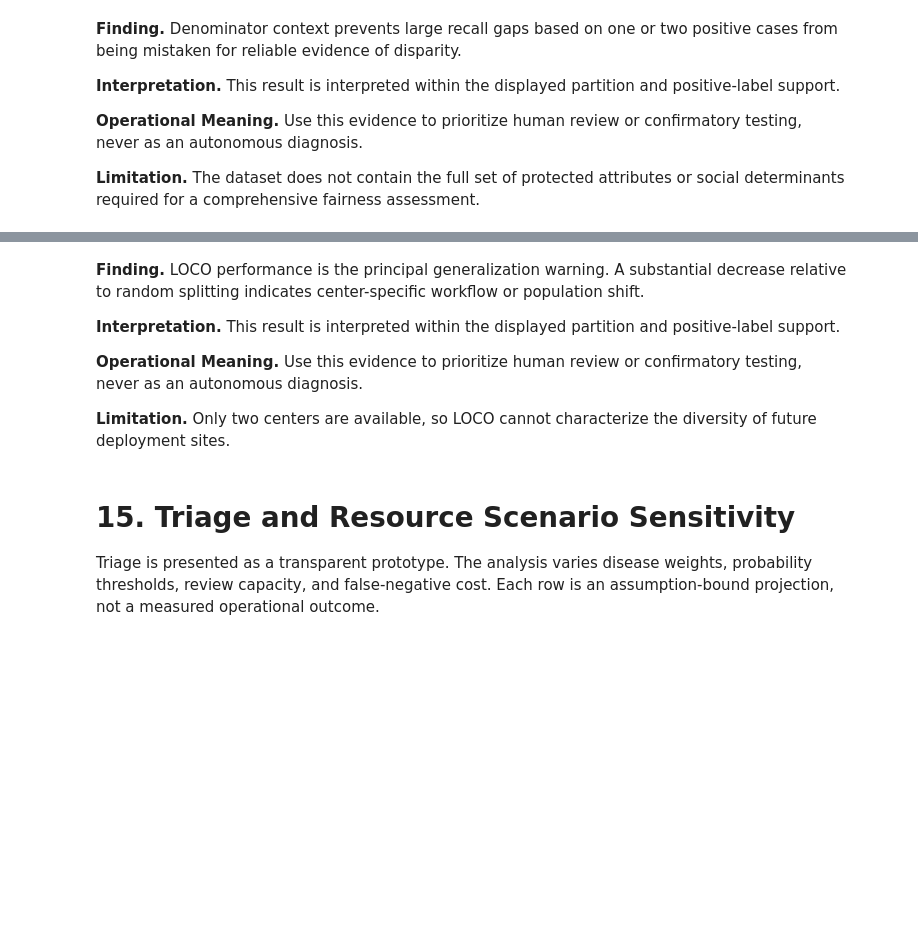
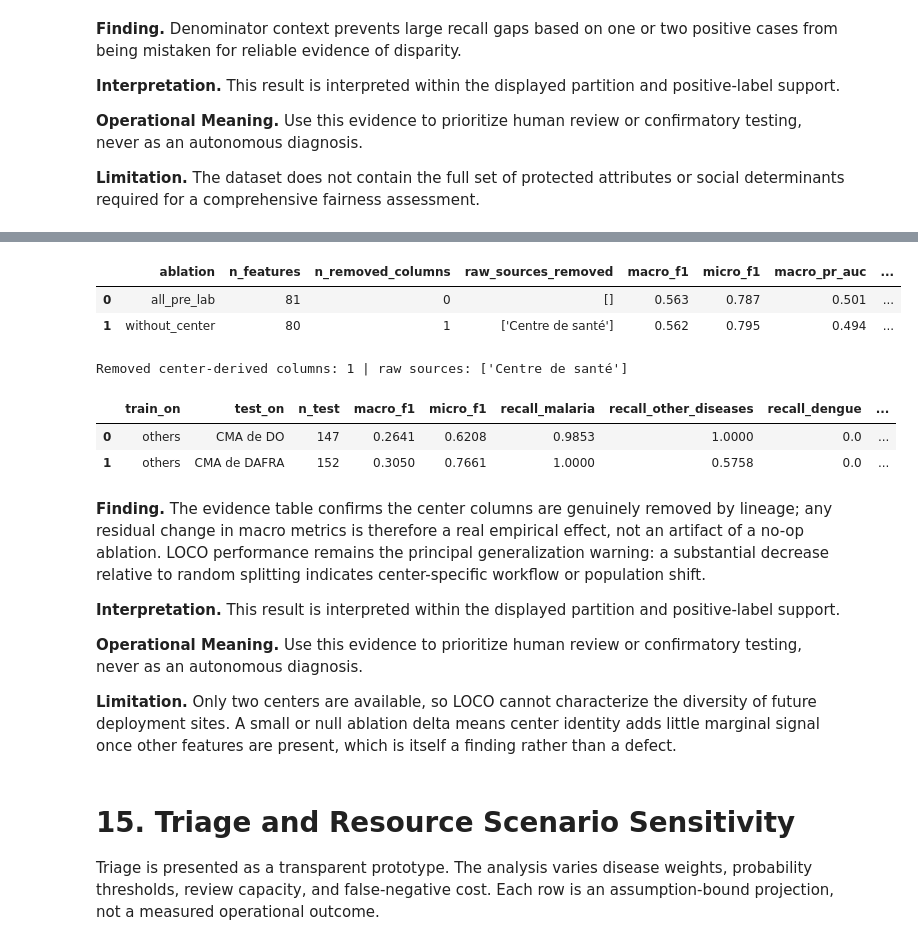
Before and after one commit to raphaeladikara/FIT-Health, a Jupyter notebook: notebooks/VECTRA_X_Final.ipynb, the cells around one changed output, grey strips where cells are left out. Cells and saved outputs as stored; diff of their text form; code cells hidden in the pictures; blank space fills up the shorter version.

```diff
--- a/notebooks/VECTRA_X_Final.ipynb
+++ b/notebooks/VECTRA_X_Final.ipynb
@@ -1041,11 +1090,37 @@ display(result.leave_one_center_out)
+# %%
+center_view = result.ablations[
+    result.ablations["ablation"].isin(["all_pre_lab", "without_center"])
+][
+    ["ablation", "n_features", "n_removed_columns", "raw_sources_removed",
+     "macro_f1", "micro_f1", "macro_pr_auc", "macro_recall"]
+]
+display(center_view.style.format(precision=3))
+
+# Proof the center signal was actually removed (the earlier bug removed nothing).
+without_center = result.ablations.set_index("ablation").loc["without_center"]
+assert without_center["n_removed_columns"] >= 1
+assert any("Centre de santé" in src for src in without_center["raw_sources_removed"])
+print(
+    "Removed center-derived columns:", without_center["n_removed_columns"],
+    "| raw sources:", without_center["raw_sources_removed"],
+)
+display(result.leave_one_center_out)
+# %% [output]
+|  | ablation | n_features | n_removed_columns | raw_sources_removed | macro_f1 | micro_f1 | macro_pr_auc | ... |
+| 0 | all_pre_lab | 81 | 0 | [] | 0.563 | 0.787 | 0.501 | ... |
+| 1 | without_center | 80 | 1 | ['Centre de santé'] | 0.562 | 0.795 | 0.494 | ... |
+Removed center-derived columns: 1 | raw sources: ['Centre de santé']
+|  | train_on | test_on | n_test | macro_f1 | micro_f1 | recall_malaria | recall_other_diseases | recall_dengue | ... |
+| 0 | others | CMA de DO | 147 | 0.2641 | 0.6208 | 0.9853 | 1.0000 | 0.0 | ... |
+| 1 | others | CMA de DAFRA | 152 | 0.3050 | 0.7661 | 1.0000 | 0.5758 | 0.0 | ... |
 # %% [markdown]
-**Finding.** LOCO performance is the principal generalization warning. A substantial decrease relative to random splitting indicates center-specific workflow or population shift.
+**Finding.** The evidence table confirms the center columns are genuinely removed by lineage; any residual change in macro metrics is therefore a real empirical effect, not an artifact of a no-op ablation. LOCO performance remains the principal generalization warning: a substantial decrease relative to random splitting indicates center-specific workflow or population shift.
 
 **Interpretation.** This result is interpreted within the displayed partition and positive-label support.
 
 **Operational Meaning.** Use this evidence to prioritize human review or confirmatory testing, never as an autonomous diagnosis.
 
-**Limitation.** Only two centers are available, so LOCO cannot characterize the diversity of future deployment sites.
+**Limitation.** Only two centers are available, so LOCO cannot characterize the diversity of future deployment sites. A small or null ablation delta means center identity adds little marginal signal once other features are present, which is itself a finding rather than a defect.
 # %% [markdown]
 # 15. Triage and Resource Scenario Sensitivity
 
```
Also changed, not shown: parts of 28 cells of this notebook, 18 other files.
